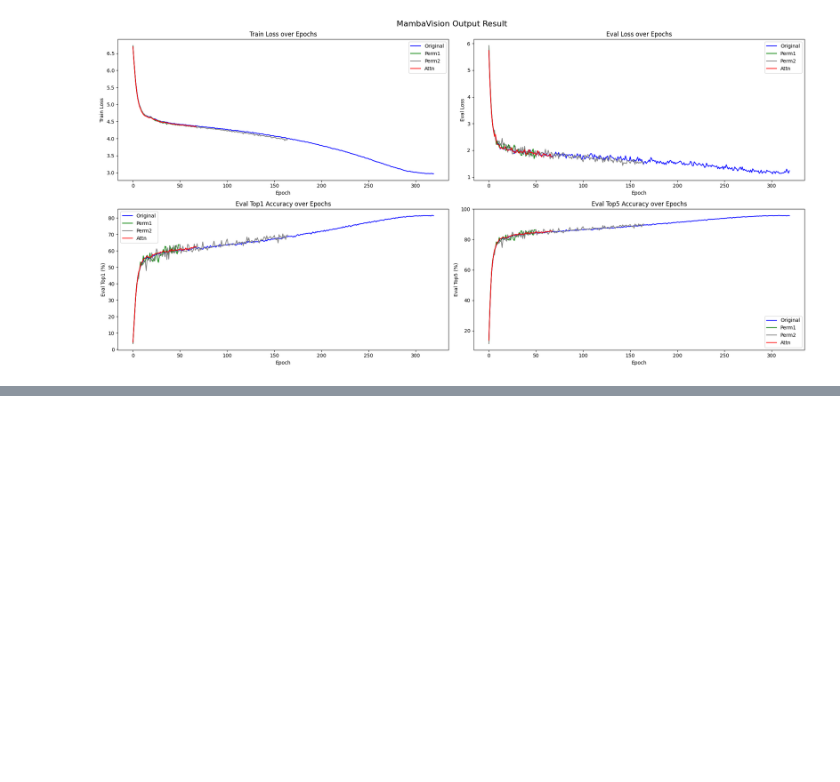
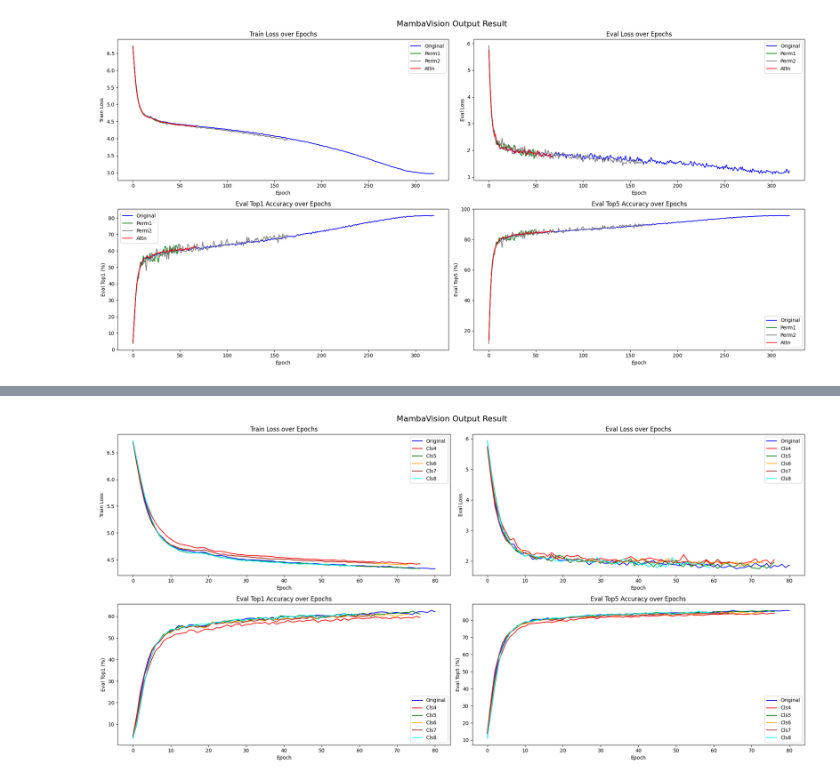
Before and after one commit to vaijsc/vision_ordering_ssms, a Jupyter notebook: visualisation.ipynb, the cells around one changed output, grey strips where cells are left out. Drawn from its saved outputs; the diff is of its cells as text; code cells hidden in the pictures; blank space fills up the shorter version.

```diff
--- a/visualisation.ipynb
+++ b/visualisation.ipynb
@@ -386,0 +387,84 @@ plt.savefig('./output.png')
+# %%
+import matplotlib.pyplot as plt
+import pandas as pd
+
+# Read data from the text files
+df_original = pd.read_csv('./summary/original.txt')
+df_cls4 = pd.read_csv('./summary/cls4.txt')
+df_cls5 = pd.read_csv('./summary/cls5.txt')
+df_cls6 = pd.read_csv('./summary/cls6.txt')
+df_cls7 = pd.read_csv('./summary/cls7.txt')
+df_cls8 = pd.read_csv('./summary/cls8.txt')
+
+# Plotting
+plt.figure(figsize=(20, 10))
+
+# Add a suptitle for the entire figure
+plt.suptitle('MambaVision Output Result', fontsize=16)
+
+# Train Loss Comparison
+plt.subplot(2, 2, 1)
+plt.plot(df_original['epoch'], df_original['train_loss'], marker='o', label='Original', color='blue', markersize=0.1)
+plt.plot(df_cls4['epoch'], df_cls4['train_loss'], marker='x', label='Cls4', color='red', markersize=0.1)
+# plt.plot(df_perm2['epoch'], df_perm2['train_loss'], marker='s', label='Perm2', color='grey', markersize=0.1)
+plt.plot(df_cls5['epoch'], df_cls5['train_loss'], marker='.', label='Cls5', color='green', markersize=0.1)
+plt.plot(df_cls6['epoch'], df_cls6['train_loss'], marker='^', label='Cls6', color='orange', markersize=0.1)
+# plt.plot(df_attn2['epoch'], df_attn2['train_loss'], marker='v', label='Attn2', color='purple', markersize=0.1)
+plt.plot(df_cls7['epoch'], df_cls7['train_loss'], marker='>', label='Cls7', color='brown', markersize=0.1)
+plt.plot(df_cls8['epoch'], df_cls8['train_loss'], marker='<', label='Cls8', color='cyan', markersize=0.1)
+plt.title('Train Loss over Epochs')
+plt.xlabel('Epoch')
+plt.ylabel('Train Loss')
+plt.legend()
+
+# Eval Loss Comparison
+plt.subplot(2, 2, 2)
+plt.plot(df_original['epoch'], df_original['eval_loss'], marker='o', label='Original', color='blue', markersize=0.1)
+plt.plot(df_cls4['epoch'], df_cls4['eval_loss'], marker='x', label='Cls4', color='red', markersize=0.1)
+# plt.plot(df_perm2['epoch'], df_perm2['eval_loss'], marker='s', label='Perm2', color='grey', markersize=0.1)
+plt.plot(df_cls5['epoch'], df_cls5['eval_loss'], marker='.', label='Cls5', color='green', markersize=0.1)
+plt.plot(df_cls6['epoch'], df_cls6['eval_loss'], marker='^', label='Cls6', color='orange', markersize=0.1)
+# plt.plot(df_attn2['epoch'], df_attn2['eval_loss'], marker='v', label='Attn2', color='purple', markersize=0.1)
+plt.plot(df_cls7['epoch'], df_cls7['eval_loss'], marker='>', label='Cls7', color='brown', markersize=0.1)
+plt.plot(df_cls8['epoch'], df_cls8['eval_loss'], marker='<', label='Cls8', color='cyan', markersize=0.1)
+plt.title('Eval Loss over Epochs')
+plt.xlabel('Epoch')
+plt.ylabel('Eval Loss')
+plt.legend()
+
+# Eval Top1 Accuracy Comparison
+plt.subplot(2, 2, 3)
+plt.plot(df_original['epoch'], df_original['eval_top1'], marker='o', label='Original', color='blue', markersize=0.1)
+plt.plot(df_cls4['epoch'], df_cls4['eval_top1'], marker='x', label='Cls4', color='red', markersize=0.1)
+# plt.plot(df_perm2['epoch'], df_perm2['eval_top1'], marker='s', label='Perm2', color='grey', markersize=0.1)
+plt.plot(df_cls5['epoch'], df_cls5['eval_top1'], marker='.', label='Cls5', color='green', markersize=0.1)
+plt.plot(df_cls6['epoch'], df_cls6['eval_top1'], marker='^', label='Cls6', color='orange', markersize=0.1)
+# plt.plot(df_attn2['epoch'], df_attn2['eval_top1'], marker='v', label='Attn2', color='purple', markersize=0.1)
+plt.plot(df_cls7['epoch'], df_cls7['eval_top1'], marker='>', label='Cls7', color='brown', markersize=0.1)
+plt.plot(df_cls8['epoch'], df_cls8['eval_top1'], marker='<', label='Cls8', color='cyan', markersize=0.1)
+plt.title('Eval Top1 Accuracy over Epochs')
+plt.xlabel('Epoch')
+plt.ylabel('Eval Top1 (%)')
+plt.legend()
+
+# Eval Top5 Accuracy Comparison
+plt.subplot(2, 2, 4)
+plt.plot(df_original['epoch'], df_original['eval_top5'], marker='o', label='Original', color='blue', markersize=0.1)
+plt.plot(df_cls4['epoch'], df_cls4['eval_top5'], marker='x', label='Cls4', color='red', markersize=0.1)
+# plt.plot(df_perm2['epoch'], df_perm2['eval_top5'], marker='s', label='Perm2', color='grey', markersize=0.1)
+plt.plot(df_cls5['epoch'], df_cls5['eval_top5'], marker='.', label='Cls5', color='green', markersize=0.1)
+plt.plot(df_cls6['epoch'], df_cls6['eval_top5'], marker='^', label='Cls6', color='orange', markersize=0.1)
+# plt.plot(df_attn2['epoch'], df_attn2['eval_top5'], marker='v', label='Attn2', color='purple', markersize=0.1)
+plt.plot(df_cls7['epoch'], df_cls7['eval_top5'], marker='>', label='Cls7', color='brown', markersize=0.1)
+plt.plot(df_cls8['epoch'], df_cls8['eval_top5'], marker='<', label='Cls8', color='cyan', markersize=0.1)
+plt.title('Eval Top5 Accuracy over Epochs')
+plt.xlabel('Epoch')
+plt.ylabel('Eval Top5 (%)')
+plt.legend()
+
+plt.tight_layout()
+
+# Save the plot to a file
+plt.savefig('./output_cls.png')
+# %% [output]
+[figure, added]
```
Also changed, not shown: parts of 2 cells of this notebook, 17 other files.
